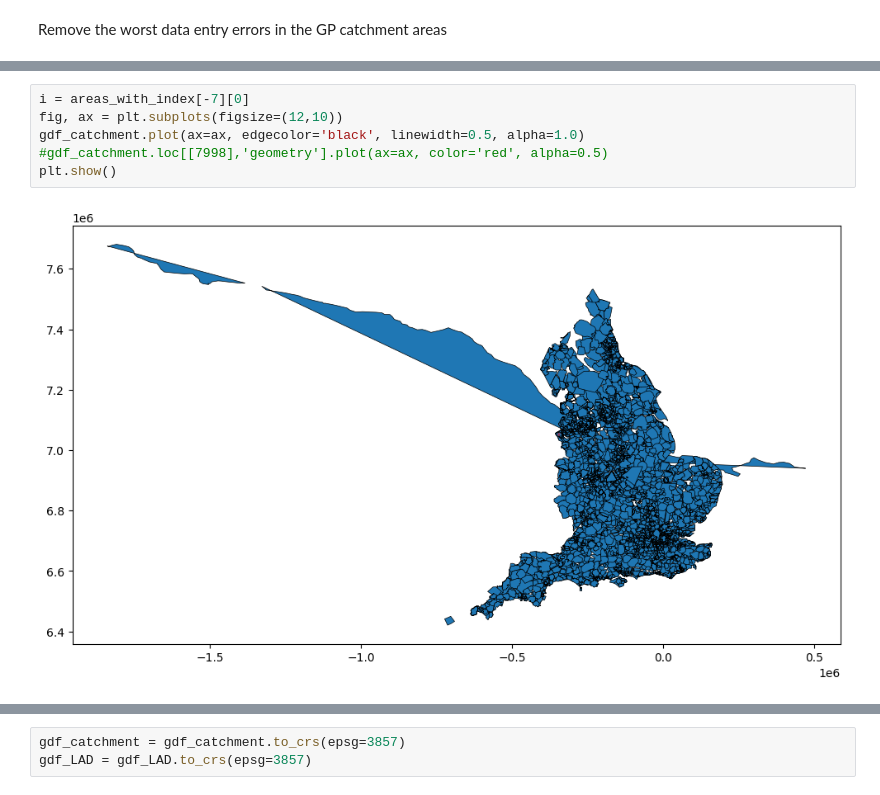
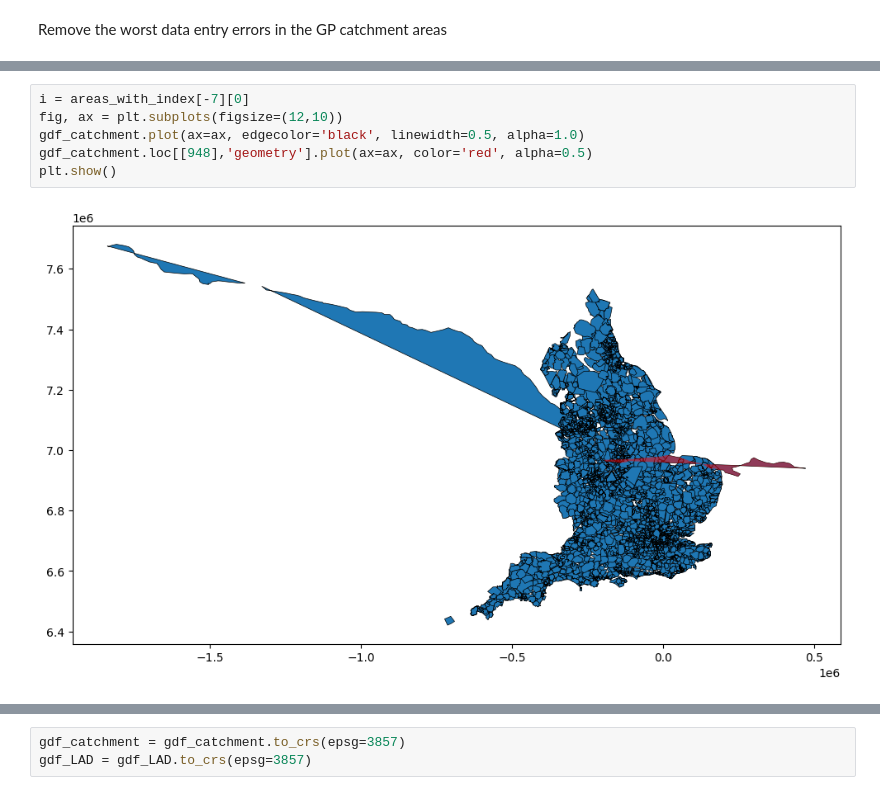
Before and after one commit to Bea-Taylor/DifDem_inequalities, a Jupyter notebook: nbs/core/02b_LSOA_and_GP_intersections.ipynb, the cells around one changed output, grey strips where cells are left out. Saved outputs shown, nothing was run; the diff lists cells and outputs as text.

```diff
--- a/nbs/core/02b_LSOA_and_GP_intersections.ipynb
+++ b/nbs/core/02b_LSOA_and_GP_intersections.ipynb
@@ -77,8 +77,8 @@ for i, area in areas_with_index[-10:]:
 # %%
 i = areas_with_index[-7][0]
 fig, ax = plt.subplots(figsize=(12,10))
 gdf_catchment.plot(ax=ax, edgecolor='black', linewidth=0.5, alpha=1.0)
-#gdf_catchment.loc[[7998],'geometry'].plot(ax=ax, color='red', alpha=0.5)
+gdf_catchment.loc[[948],'geometry'].plot(ax=ax, color='red', alpha=0.5)
 plt.show()
 # %% [output]
-[figure, old version]
+[figure, new version]
```
Also changed, not shown: parts of 32 cells of this notebook.
